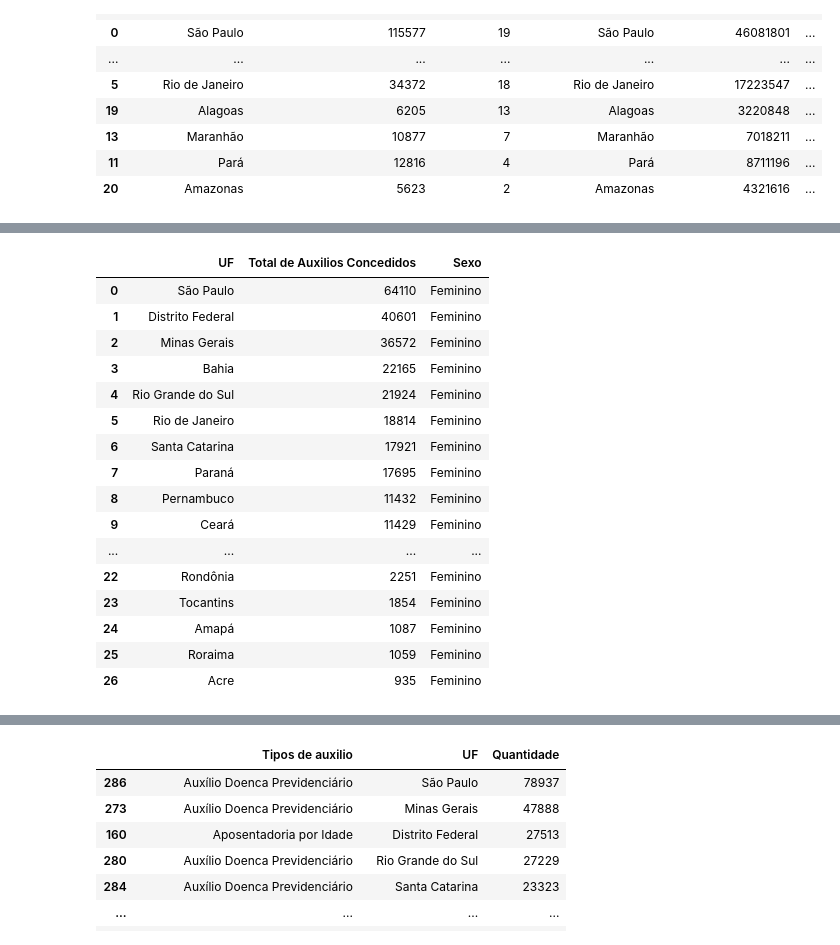
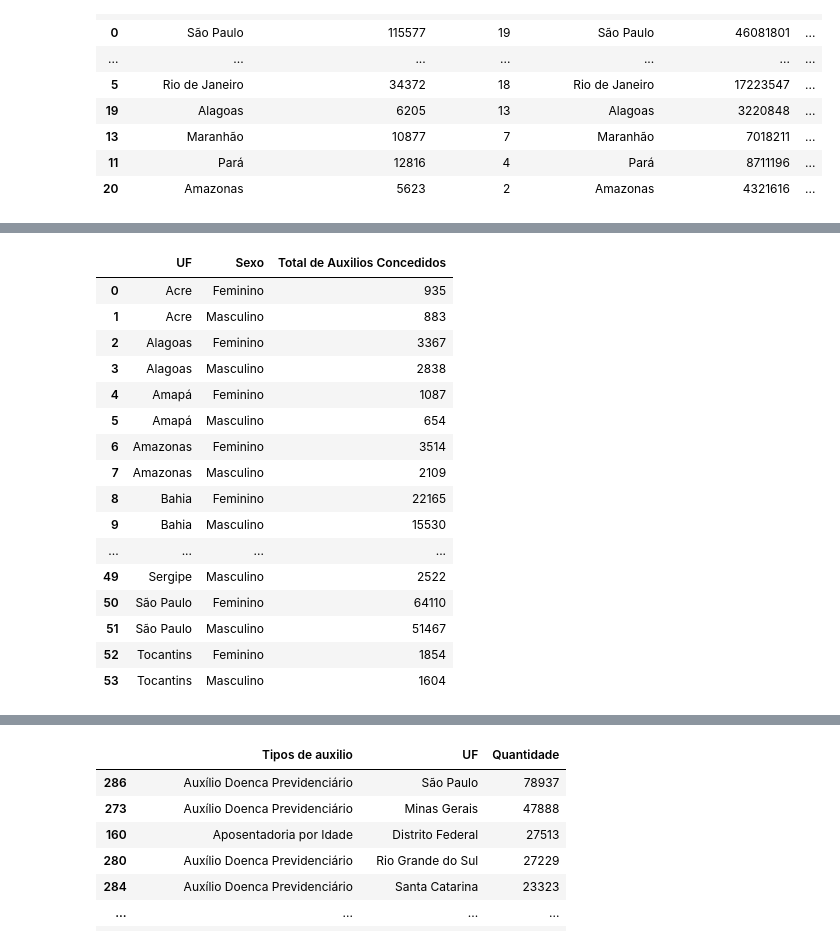
Before and after one commit to Estressei/ProjetoTrilhaDados, a Jupyter notebook: main.ipynb, the cells around one changed output, grey strips where cells are left out. Saved outputs shown, nothing was run; the diff lists cells and outputs as text; code cells hidden in the pictures.

```diff
--- a/main.ipynb
+++ b/main.ipynb
@@ -308,24 +341,24 @@ df_mulheres
 # %%
-#Cria df com total de auxilios conedidos para mulheres por estado
-df_mulheres_UF = df_mulheres['UF'].value_counts().reset_index()
-df_mulheres_UF.columns = ['UF', 'Total de Auxilios Concedidos']
-df_mulheres_UF['Sexo'] = 'Feminino'
-df_mulheres_UF
+#Cria df com total de auxilios por gênero em cada estado
+df_generos_por_UF = (auxilios.groupby(['UF', 'Sexo'])
+                     .size()
+                     .reset_index(name='Total de Auxilios Concedidos'))
+df_generos_por_UF
 # %% [output]
-|  | UF | Total de Auxilios Concedidos | Sexo |
-| 0 | São Paulo | 64110 | Feminino |
-| 1 | Distrito Federal | 40601 | Feminino |
-| 2 | Minas Gerais | 36572 | Feminino |
-| 3 | Bahia | 22165 | Feminino |
-| 4 | Rio Grande do Sul | 21924 | Feminino |
-| 5 | Rio de Janeiro | 18814 | Feminino |
-| 6 | Santa Catarina | 17921 | Feminino |
-| 7 | Paraná | 17695 | Feminino |
-| 8 | Pernambuco | 11432 | Feminino |
-| 9 | Ceará | 11429 | Feminino |
+|  | UF | Sexo | Total de Auxilios Concedidos |
+| 0 | Acre | Feminino | 935 |
+| 1 | Acre | Masculino | 883 |
+| 2 | Alagoas | Feminino | 3367 |
+| 3 | Alagoas | Masculino | 2838 |
+| 4 | Amapá | Feminino | 1087 |
+| 5 | Amapá | Masculino | 654 |
+| 6 | Amazonas | Feminino | 3514 |
+| 7 | Amazonas | Masculino | 2109 |
+| 8 | Bahia | Feminino | 22165 |
+| 9 | Bahia | Masculino | 15530 |
 | ... | ... | ... | ... |
-| 22 | Rondônia | 2251 | Feminino |
-| 23 | Tocantins | 1854 | Feminino |
-| 24 | Amapá | 1087 | Feminino |
-| 25 | Roraima | 1059 | Feminino |
-| 26 | Acre | 935 | Feminino |
+| 49 | Sergipe | Masculino | 2522 |
+| 50 | São Paulo | Feminino | 64110 |
+| 51 | São Paulo | Masculino | 51467 |
+| 52 | Tocantins | Feminino | 1854 |
+| 53 | Tocantins | Masculino | 1604 |
```
Also changed, not shown: parts of 73 cells of this notebook.
